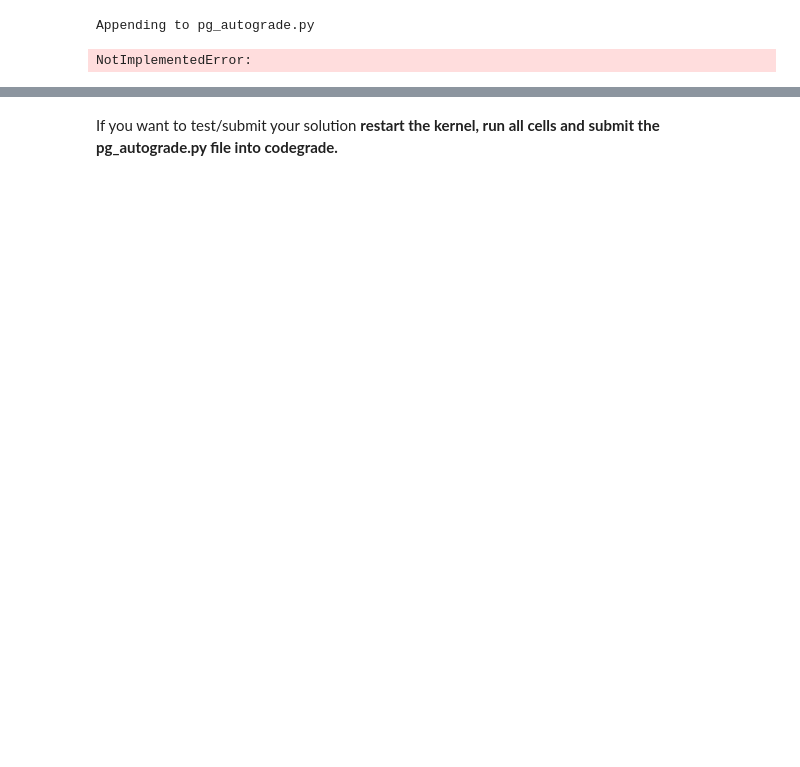
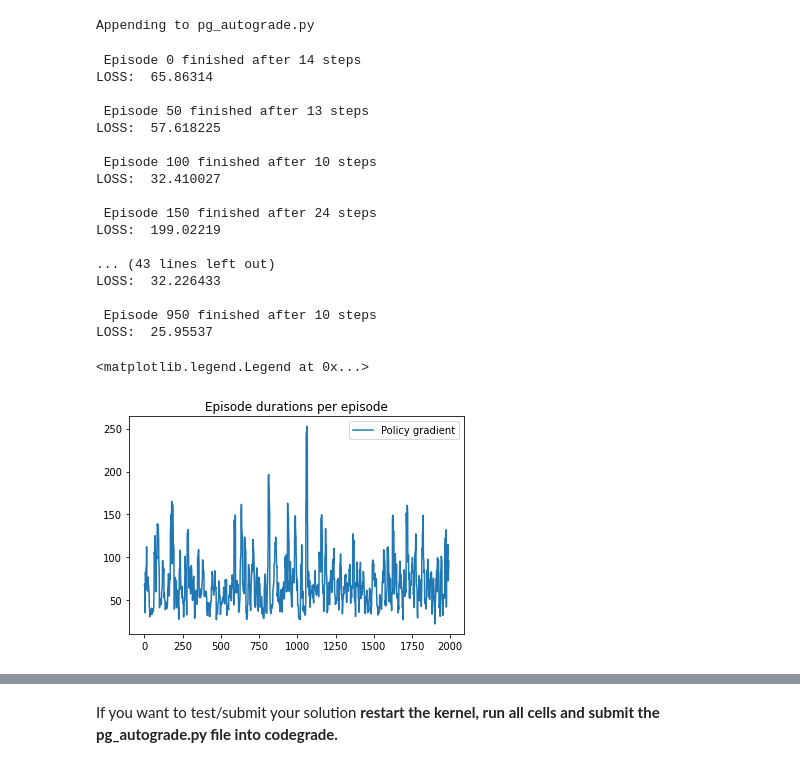
Before and after one commit to elidub/RL, a Jupyter notebook: hw5/PG_lab-Ankur.ipynb, the cells around one changed output, grey strips where cells are left out. Saved outputs shown, nothing was run; the diff lists cells and outputs as text; code cells hidden in the pictures; blank space fills up the shorter version.

Commit message:
changed the reward function

```diff
--- a/hw5/PG_lab-Ankur.ipynb
+++ b/hw5/PG_lab-Ankur.ipynb
@@ -359,8 +248,25 @@ def compute_reinforce_loss(policy, episode, discount_factor):
 
     # YOUR CODE HERE
     states, actions, rewards, dones = trajectory_data = episode
-    action_probs = policy.get_probs(states, actions)
-    loss = - torch.sum(torch.log(action_probs) * rewards, dim = 1)
+
+    action_probs = policy.get_probs(states, actions).squeeze(1)
+    returns = [rewards[-1]]
+
+    for i, reward in enumerate(rewards[0:-1].flip(dims=(0,))):
+#         print(reward, returns[i-1])
+        returns.append(reward + discount_factor*returns[i])
+#         print(returns[-1])
+#         print()
+
+
+    returns = torch.tensor(returns[::-1])
+
+#     print(returns)
+#     returns = torch.cat([discount_factor**t * reward for t, reward in enumerate(rewards)])
+
+
+    loss = - torch.sum(torch.log(action_probs) * returns)
+    loss = torch.tensor(loss, requires_grad = True)
 
     return loss
 
@@ -372,17 +278,31 @@ def run_episodes_policy_gradient(policy, env, num_episodes, discount_factor, lea
     optimizer = optim.Adam(policy.parameters(), learn_rate)
 
     episode_durations = []
+    losses = []
     for i in range(num_episodes):
 
         # YOUR CODE HERE
-        raise NotImplementedError
+        episode = sample_episode(env, policy)
+        loss = compute_reinforce_loss(policy, episode, discount_factor)
 
-        if i % 10 == 0:
+        losses.append(loss.detach().numpy())
+
+        # backpropagation of loss to Neural Network (PyTorch magic)
+        optimizer.zero_grad()
+        loss.backward()
+        optimizer.step()
+
+
+        if i % 50 == 0:
             print("{2} Episode {0} finished after {1} steps"
                   .format(i, len(episode[0]), '\033[92m' if len(episode[0]) >= 195 else '\033[99m'))
+            print("LOSS: ", loss.detach().numpy())
+            print()
         episode_durations.append(len(episode[0]))
+        episode_durations.append(loss.detach().numpy())
 
-    return episode_durations
+
+    return episode_durations, losses
 # %% [output]
 Appending to pg_autograde.py
 # %%
@@ -392,20 +312,38 @@ def smooth(x, N):
     return (cumsum[N:] - cumsum[:-N]) / float(N)
 # %%
 # Feel free to play around with the parameters!
-num_episodes = 500
+num_episodes = 1000
 discount_factor = 0.99
 learn_rate = 0.001
 seed = 42
 env = gym.envs.make("CartPole-v1")
 torch.manual_seed(seed)
 env.seed(seed)
 policy = NNPolicy(num_hidden)
 
-episode_durations_policy_gradient = run_episodes_policy_gradient(
+episode_durations_policy_gradient, losses = run_episodes_policy_gradient(
     policy, env, num_episodes, discount_factor, learn_rate)
 
 plt.plot(smooth(episode_durations_policy_gradient, 10))
 plt.title('Episode durations per episode')
 plt.legend(['Policy gradient'])
 # %% [output]
-NotImplementedError:
+ Episode 0 finished after 14 steps
+LOSS:  65.86314
+
+ Episode 50 finished after 13 steps
+LOSS:  57.618225
+
+ Episode 100 finished after 10 steps
+LOSS:  32.410027
+
+ Episode 150 finished after 24 steps
+LOSS:  199.02219
+
+... (43 lines left out)
+LOSS:  32.226433
+
+ Episode 950 finished after 10 steps
+LOSS:  25.95537
+<matplotlib.legend.Legend at 0x...>
+[figure, added]
```
Also changed, not shown: parts of 11 cells of this notebook.
